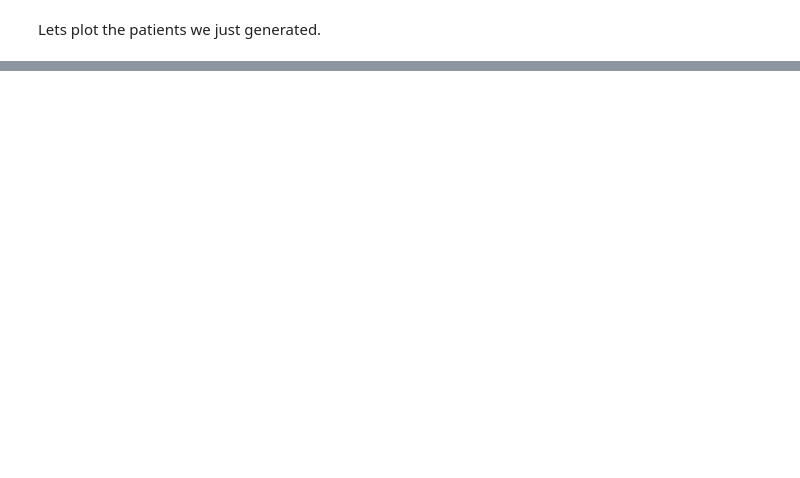
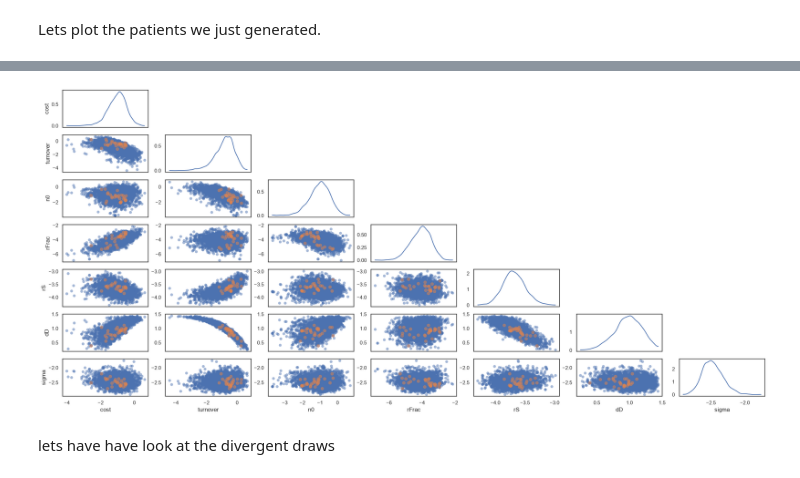
Before and after one commit to emilfrej/biomarker_uncertainty, a Jupyter notebook: python/genertate_synth_AT_trial_data.ipynb, the cells around one changed output, grey strips where cells are left out. Saved outputs shown, nothing was run; the diff lists cells and outputs as text; code cells hidden in the pictures; blank space fills up the shorter version.

```diff
--- a/python/genertate_synth_AT_trial_data.ipynb
+++ b/python/genertate_synth_AT_trial_data.ipynb
@@ -272,0 +206,23 @@ stan_data = make_stan_data(synth_df, patient_id=0, priors=priors, n_cycles=synth
+# %%
+truth = pd.read_csv(synth_dir / 'true_params.csv', index_col='PatientId').loc[patient_id]
+
+post_fit = stan_model.sample(data={**stan_data, 'prior_only': 0}, chains=4, seed=1, inits=[prior_init() for _ in range(4)],
+                             adapt_delta=0.8, show_progress=True)
+idata = az.from_cmdstanpy(posterior=post_fit)
+print('divergences:', int(idata.sample_stats['diverging'].sum()))
+display(az.summary(idata, var_names=list(priorDic)))
+
+post_draws = post_fit.draws_pd(list(priorDic))
+
+fig, axes = plt.subplots(2, 4, figsize=(14, 6))
+for ax, (name, dist) in zip(axes.flat, priorDic.items()):
+    ax.hist(post_draws[name], bins=50, density=True, alpha=.5)
+    x = np.linspace(*dist.ppf([0.001, 0.999]), 400)
+    ax.plot(x, dist.pdf(x))
+    ax.axvline(truth[name], color='black', ls='--')
+    ax.set_title(name)
+ax = axes.flat[-1]
+ax.fill_between(stan_data['output_times'], *np.percentile(post_fit.stan_variable('PSA_pred'), [5, 95], axis=0), alpha=.3)
+ax.plot(stan_data['output_times'], stan_data['PSA_norm'], 'o', ms=2, color='black')
+ax.set_title(f'patient {patient_id}')
+fig.tight_layout()
@@ -272,0 +261,14 @@ stan_data = make_stan_data(synth_df, patient_id=0, priors=priors, n_cycles=synth
+# %%
+#pair plot on the scales Stan samples on (logit for the betas, log for the lognormals), with the divergent draws marked
+from scipy.special import logit
+unconstrained = idata.copy()
+for name, dist in priorDic.items():
+    transform = logit if dist.dist.name == 'beta' else np.log
+    unconstrained['posterior'][name] = transform(idata.posterior[name])
+az.rcParams['plot.max_subplots'] = 49  #7 parameters need 7 x 7 panels, the default limit is 40
+az.plot_pair(unconstrained, var_names=list(priorDic), visuals={'divergence': True});
+# %% [output]
+[figure, added]
+# %% [markdown]
+
+lets have have look at the divergent draws
```
Also changed, not shown: parts of 15 cells of this notebook, 20 other files.
